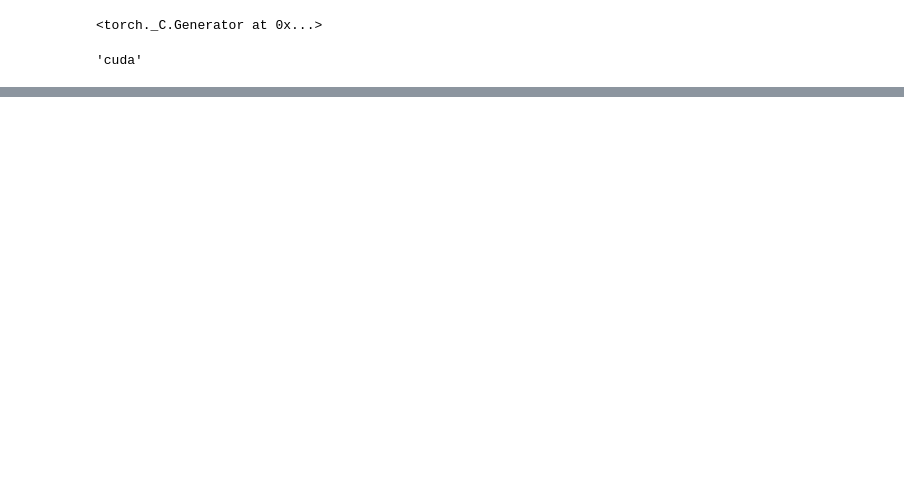
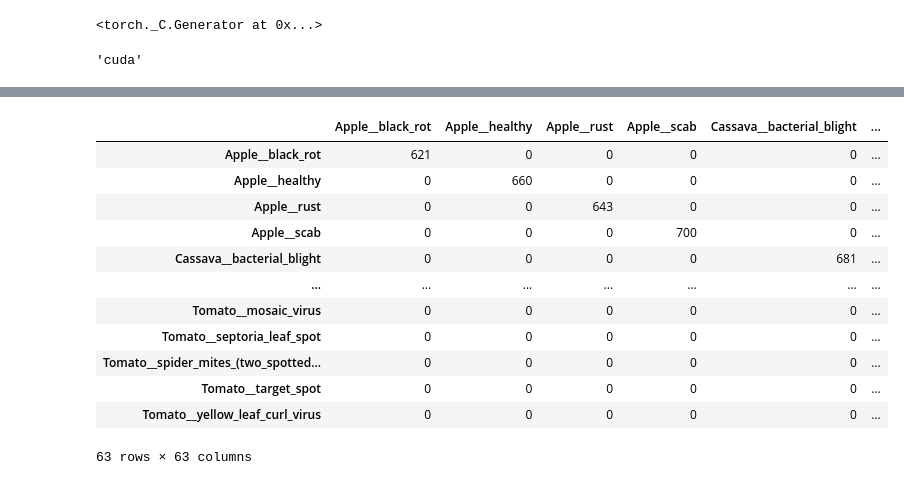
Before and after one commit to mrpoponep/plant_diseases, a Jupyter notebook: main.ipynb, the cells around one changed output, grey strips where cells are left out. Drawn from its saved outputs; the diff is of its cells as text; code cells hidden in the pictures; blank space fills up the shorter version.

```diff
--- a/main.ipynb
+++ b/main.ipynb
@@ -296,8 +311,8 @@ def train_model(model, criterion, optimizer, scheduler, num_epochs=25):
             print('-' * 10)
 
             # Each epoch has a training and validation phase
-            for phase in ['train', 'val']:
-                if phase == 'train':
+            for phase in ['Train', 'Test']:
+                if phase == 'Train':
                     model.train()  # Set model to training mode
                 else:
                     model.eval()   # Set model to evaluate mode
@@ -315,20 +330,20 @@ def train_model(model, criterion, optimizer, scheduler, num_epochs=25):
 
                     # forward
                     # track history if only in train
-                    with torch.set_grad_enabled(phase == 'train'):
+                    with torch.set_grad_enabled(phase == 'Train'):
                         outputs = model(inputs)
                         _, preds = torch.max(outputs, 1)
                         loss = criterion(outputs, labels)
 
                         # backward + optimize only if in training phase
-                        if phase == 'train':
+                        if phase == 'Train':
                             loss.backward()
                             optimizer.step()
 
                     # statistics
                     running_loss += loss.item() * inputs.size(0)
                     running_corrects += torch.sum(preds == labels.data)
-                if phase == 'train':
+                if phase == 'Train':
                     scheduler.step()
 
                 epoch_loss = running_loss / dataset_sizes[phase]
@@ -337,7 +352,7 @@ def train_model(model, criterion, optimizer, scheduler, num_epochs=25):
                 print(f'{phase} Loss: {epoch_loss:.4f} Acc: {epoch_acc:.4f}')
 
                 # deep copy the model
-                if phase == 'val' and epoch_acc > best_acc:
+                if phase == 'Test' and epoch_acc > best_acc:
                     best_acc = epoch_acc
                     torch.save(model.state_dict(), best_model_params_path)
 
@@ -457,7 +472,7 @@ y_true=[]
 y_preds = []
 model_ft.eval()
 with torch.inference_mode():
-  for X, y in tqdm(dataloaders["val"], desc="Making predictions"):
+  for X, y in tqdm(dataloaders["Test"], desc="Making predictions"):
     # Send data and targets to target device
     X, y = X.to(device), y.to(device)
     # Do the forward pass
@@ -491,0 +494,27 @@ fig, ax = plot_confusion_matrix(
+# %%
+import numpy as np
+import seaborn as sns
+import pandas as pd
+
+from tqdm import tqdm
+
+from sklearn.metrics import confusion_matrix
+
+cf_matrix = confusion_matrix(y_true_tensor.cpu(), y_true_tensor.cpu())
+
+dataframe = pd.DataFrame(cf_matrix, index=class_names, columns=class_names)
+dataframe
+# %% [output]
+|  | Apple__black_rot | Apple__healthy | Apple__rust | Apple__scab | Cassava__bacterial_blight | ... |
+| Apple__black_rot | 621 | 0 | 0 | 0 | 0 | ... |
+| Apple__healthy | 0 | 660 | 0 | 0 | 0 | ... |
+| Apple__rust | 0 | 0 | 643 | 0 | 0 | ... |
+| Apple__scab | 0 | 0 | 0 | 700 | 0 | ... |
+| Cassava__bacterial_blight | 0 | 0 | 0 | 0 | 681 | ... |
+| ... | ... | ... | ... | ... | ... | ... |
+| Tomato__mosaic_virus | 0 | 0 | 0 | 0 | 0 | ... |
+| Tomato__septoria_leaf_spot | 0 | 0 | 0 | 0 | 0 | ... |
+| Tomato__spider_mites_(two_spotted... | 0 | 0 | 0 | 0 | 0 | ... |
+| Tomato__target_spot | 0 | 0 | 0 | 0 | 0 | ... |
+| Tomato__yellow_leaf_curl_virus | 0 | 0 | 0 | 0 | 0 | ... |
+63 rows × 63 columns
```
Also changed, not shown: parts of 14 cells of this notebook, 15 other files.
